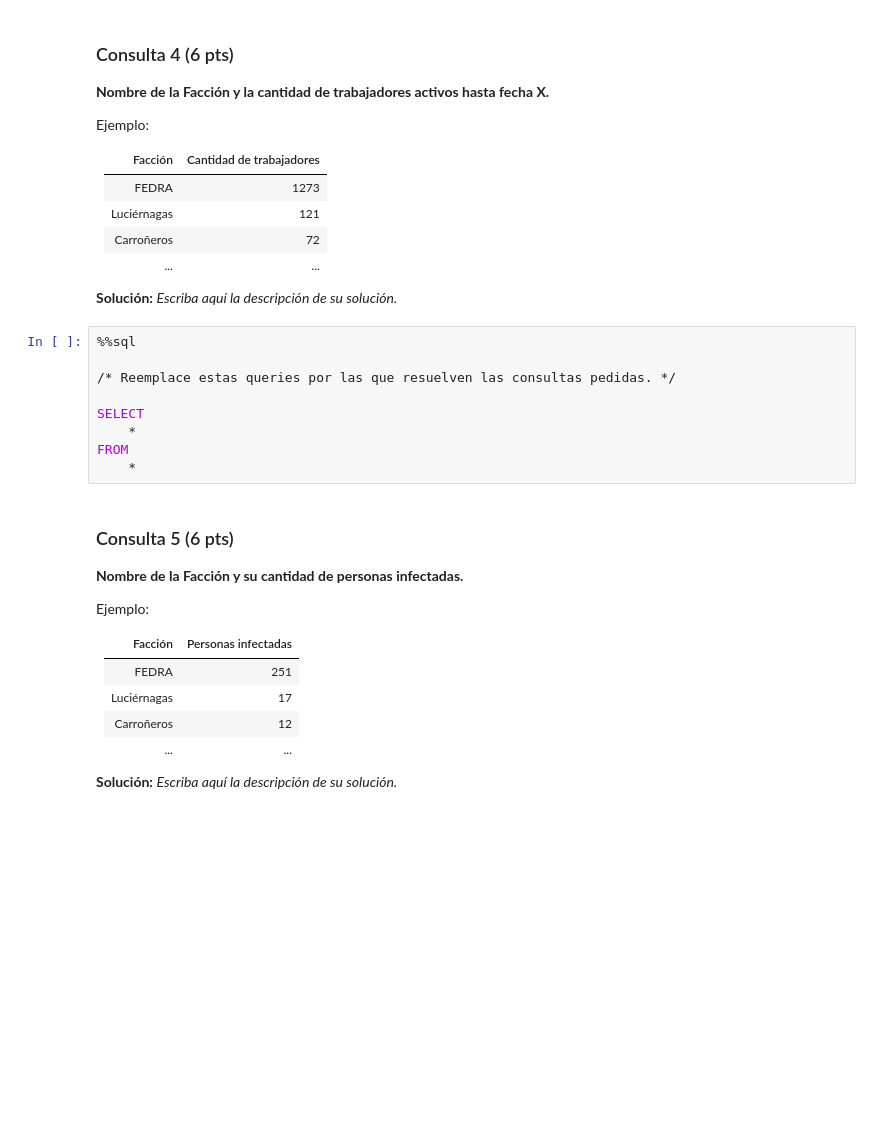
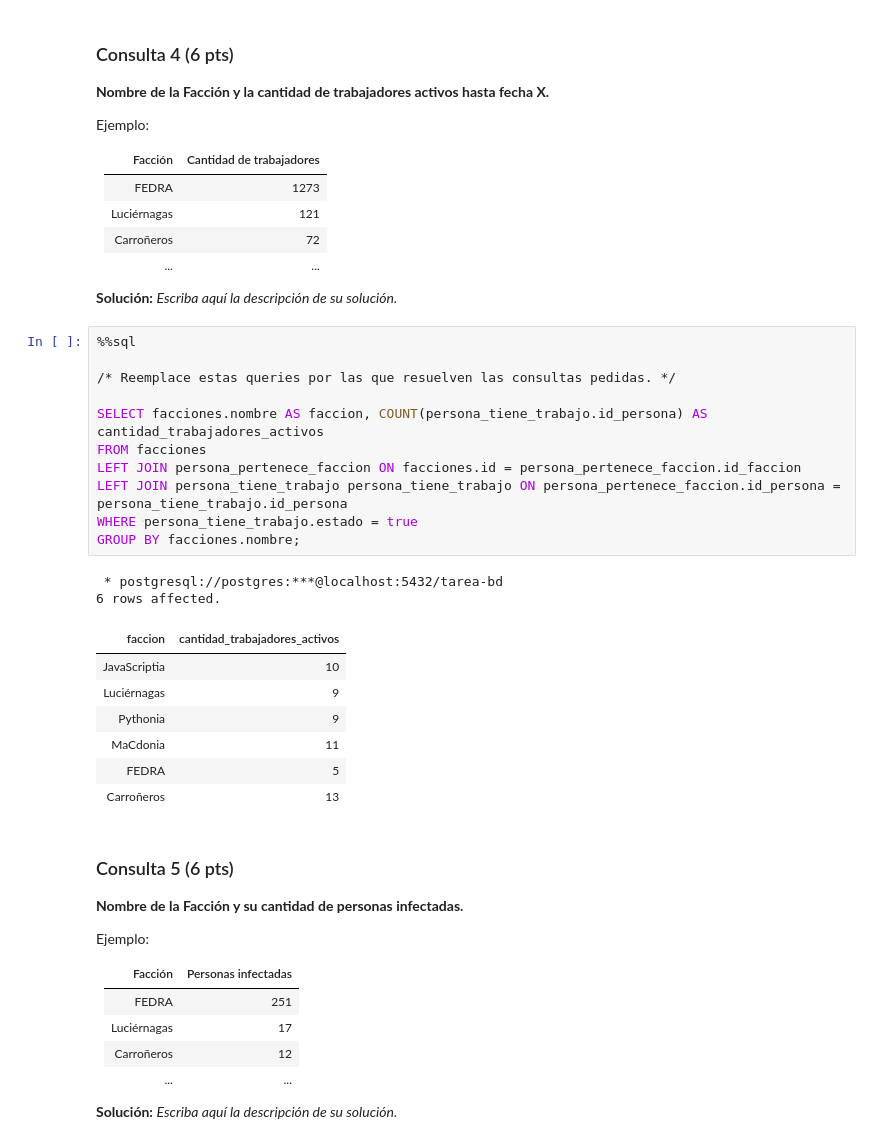
Before and after one commit to blindjamin/Tareas-Bases-de-Datos-Grupo, a Jupyter notebook: Tarea_1_BD_2023_1.ipynb, the cells around one changed output. Cells and saved outputs as stored; diff of their text form; blank space fills up the shorter version.

Commit message:
Update hasta consulta 4

```diff
--- a/Tarea_1_BD_2023_1.ipynb
+++ b/Tarea_1_BD_2023_1.ipynb
@@ -497,15 +613,27 @@ Ejemplo:
 | ...  | ... |
 
 **Solución:** _Escriba aquí la descripción de su solución._
-# %%
-%%sql
-
-/* Reemplace estas queries por las que resuelven las consultas pedidas. */
-
-SELECT
-    *
-FROM
-    *
+# %%
+%%sql
+
+/* Reemplace estas queries por las que resuelven las consultas pedidas. */
+
+SELECT facciones.nombre AS faccion, COUNT(persona_tiene_trabajo.id_persona) AS cantidad_trabajadores_activos
+FROM facciones
+LEFT JOIN persona_pertenece_faccion ON facciones.id = persona_pertenece_faccion.id_faccion
+LEFT JOIN persona_tiene_trabajo persona_tiene_trabajo ON persona_pertenece_faccion.id_persona = persona_tiene_trabajo.id_persona
+WHERE persona_tiene_trabajo.estado = true
+GROUP BY facciones.nombre;
+# %% [output]
+ * postgresql://postgres:***@localhost:5432/tarea-bd
+6 rows affected.
+| faccion | cantidad_trabajadores_activos |
+| JavaScriptia | 10 |
+| Luciérnagas | 9 |
+| Pythonia | 9 |
+| MaCdonia | 11 |
+| FEDRA | 5 |
+| Carroñeros | 13 |
 # %% [markdown]
 ### Consulta 5 (6 pts)
 **Nombre de la Facción y su cantidad de personas infectadas.**
```
Also changed, not shown: parts of 10 cells of this notebook.
